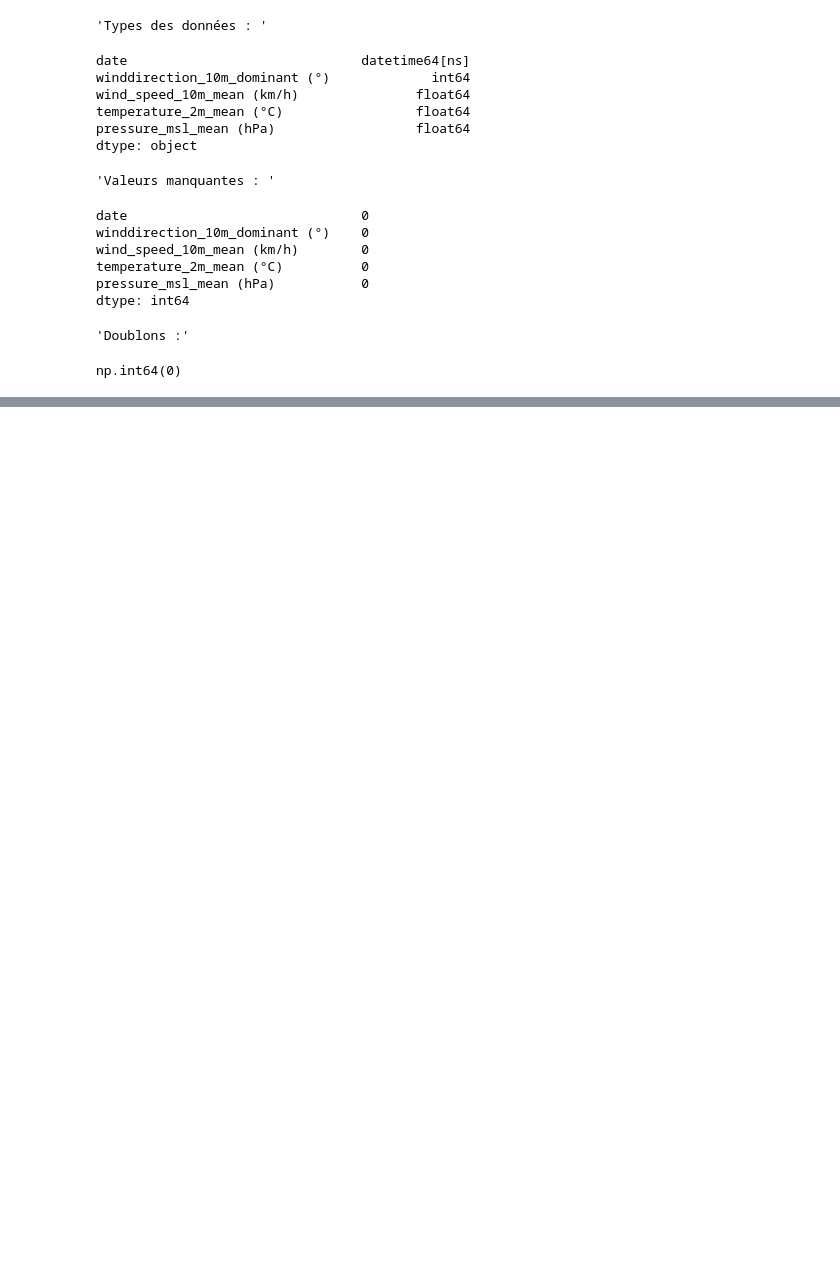
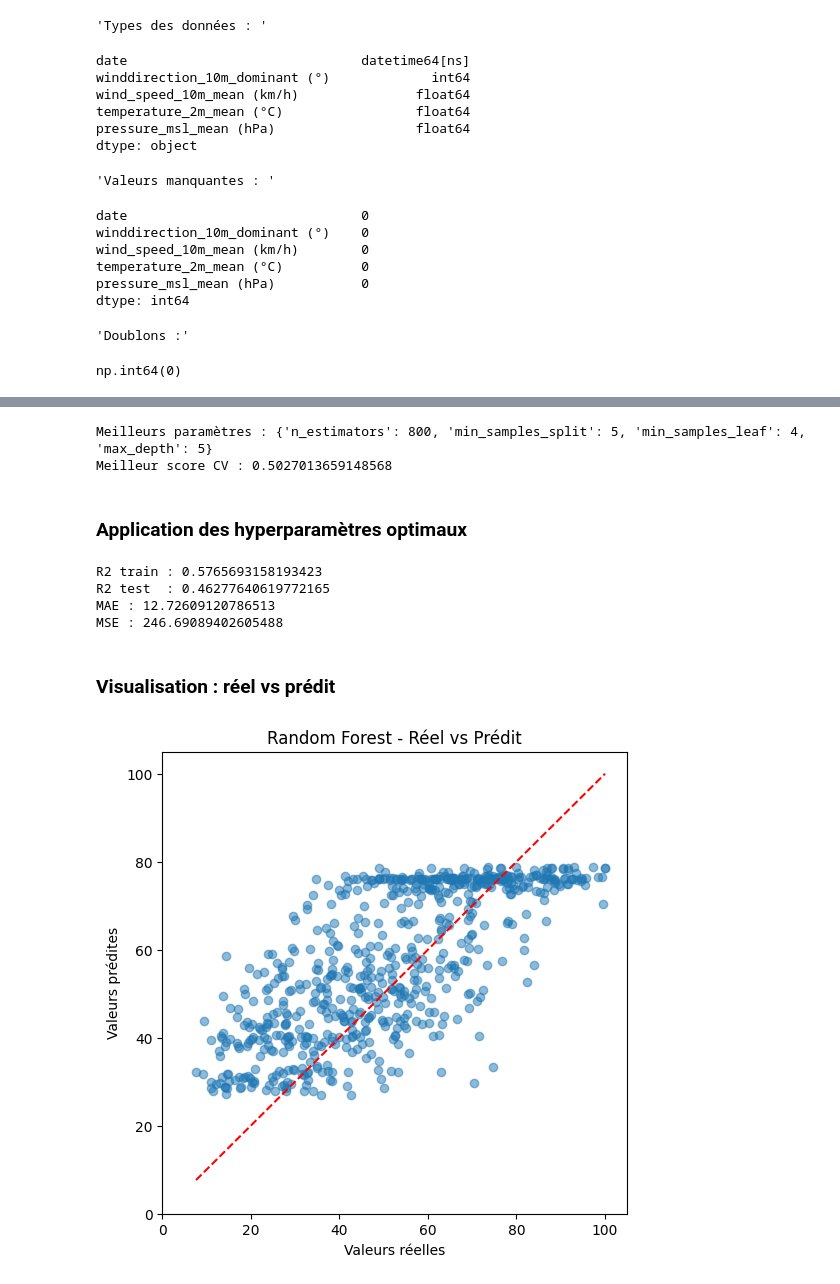
Before and after one commit to kirillsst/Production-EnR, a Jupyter notebook: notebooks/notebook_prod_eolienne.ipynb, the cells around one changed output, grey strips where cells are left out. Saved outputs shown, nothing was run; the diff lists cells and outputs as text; code cells hidden in the pictures; blank space fills up the shorter version.

Commit message:
Maj notebook_eolienne & select_model

```diff
--- a/notebooks/notebook_prod_eolienne.ipynb
+++ b/notebooks/notebook_prod_eolienne.ipynb
@@ -247,7 +271,7 @@ np.int64(0)
 # %%
 # Mise en fonction de la conversion de la direction du vent
 
-def convert_wind_dir(df: pd.DataFrame, col_name: str='daily_winddirection_10m_dominant (°)') -> pd.DataFrame:
+def convert_wind_dir(df: pd.DataFrame, col_name: str='winddirection_10m_dominant (°)') -> pd.DataFrame:
     """
     Encode une colonne d'angle en degrés (0-360) sous forme trigonométrique (sin, cos).
 
@@ -328,0 +424,2 @@ df_merged = pd.merge(
+# %%
+rf = RandomForestRegressor(random_state=5, n_jobs=-1)
@@ -328,0 +436,41 @@ df_merged = pd.merge(
+# %%
+
+
+param_grid = {
+    'n_estimators': [200, 400, 800],
+    'max_depth': [None, 5, 10, 20],
+    'min_samples_split': [2, 5, 10],
+    'min_samples_leaf': [1, 2, 4]
+}
+
+search = RandomizedSearchCV(
+    rf, param_distributions=param_grid, n_iter=20,
+    cv=5, scoring='r2', random_state=5, n_jobs=-1
+)
+
+search.fit(X_train, y_train)
+print("Meilleurs paramètres :", search.best_params_)
+print("Meilleur score CV :", search.best_score_)
+# %% [output]
+Meilleurs paramètres : {'n_estimators': 800, 'min_samples_split': 5, 'min_samples_leaf': 4, 'max_depth': 5}
+Meilleur score CV : 0.5027013659148568
+# %% [markdown]
+### Application des hyperparamètres optimaux
+# %%
+# Selection du modèle avec les hyperparamètres opti
+best_rf = search.best_estimator_
+# Prédiction sur les données train et test
+y_train_pred = best_rf.predict(X_train)
+y_test_pred = best_rf.predict(X_test)
+# Résultats
+print("R2 train :", r2_score(y_train, y_train_pred))
+print("R2 test  :", r2_score(y_test, y_test_pred))
+print("MAE :", mean_absolute_error(y_test, y_test_pred))
+print("MSE :", mean_squared_error(y_test, y_test_pred))
+# %% [output]
+R2 train : 0.5765693158193423
+R2 test  : 0.46277640619772165
+MAE : 12.72609120786513
+MSE : 246.69089402605488
+# %% [markdown]
+### Visualisation : réel vs prédit
@@ -328,0 +480,12 @@ df_merged = pd.merge(
+# %%
+plt.figure(figsize=(6,6))
+plt.scatter(y_test, y_test_pred, alpha=0.5)
+plt.plot([y_test.min(), y_test.max()], [y_test.min(), y_test.max()], 'r--')
+plt.xlim(0, max(y_test.max(), y_test_pred.max())*1.05)
+plt.ylim(0, max(y_test.max(), y_test_pred.max())*1.05)
+plt.xlabel("Valeurs réelles")
+plt.ylabel("Valeurs prédites")
+plt.title("Random Forest - Réel vs Prédit")
+plt.show()
+# %% [output]
+[figure, added]
```
Also changed, not shown: parts of 46 cells of this notebook, 1 other file.
